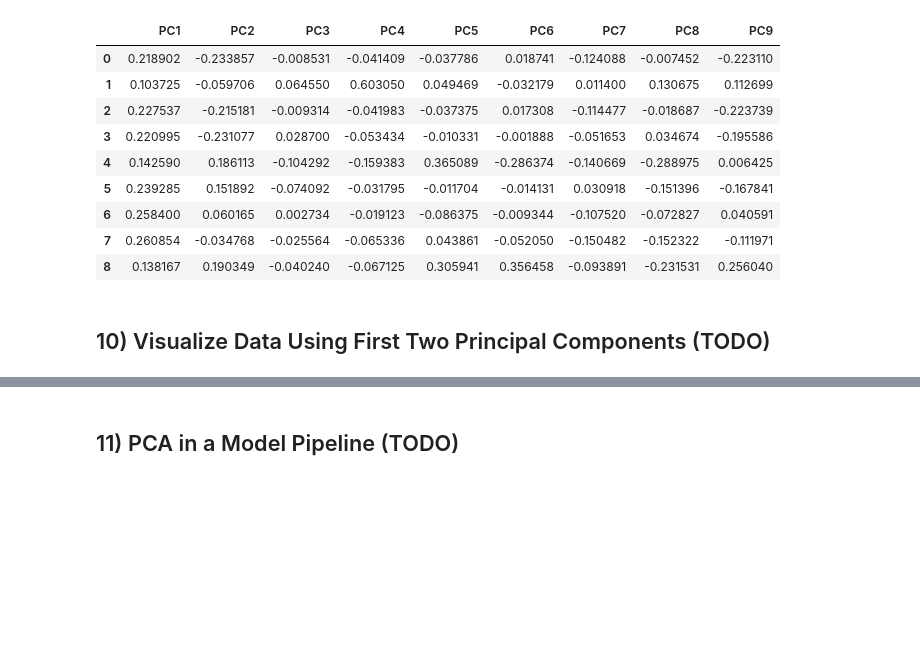
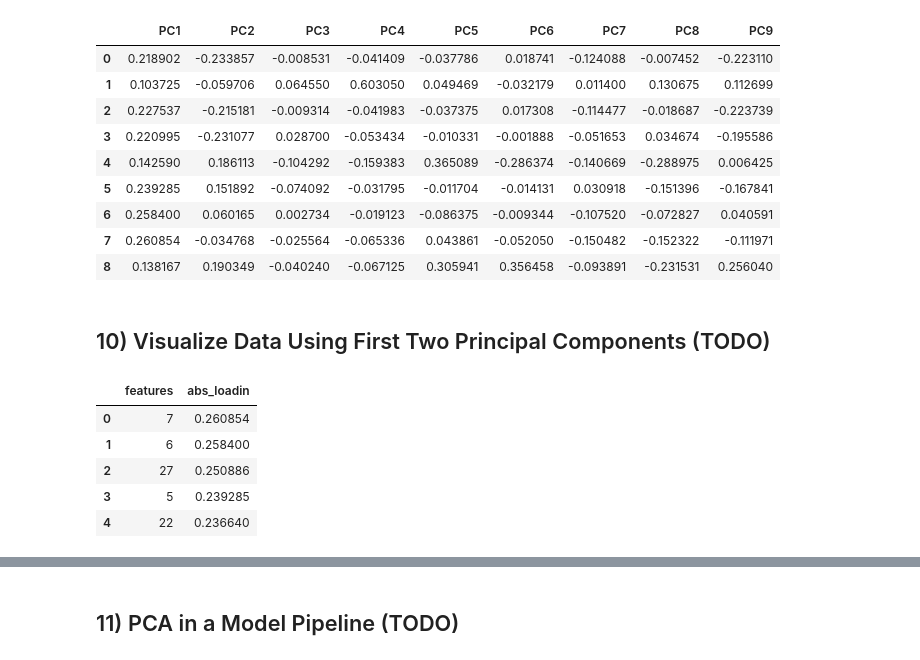
Before and after one commit to sonjoy1s/ML, a Jupyter notebook: Module_24_PCA_Practice.ipynb, the cells around one changed output, grey strips where cells are left out. Cells and saved outputs as stored; diff of their text form; code cells hidden in the pictures; blank space fills up the shorter version.

```diff
--- a/Module_24_PCA_Practice.ipynb
+++ b/Module_24_PCA_Practice.ipynb
@@ -251,0 +253,15 @@ loadings.head(9)
+# %%
+# TODO: 2D PCA visualization
+def top_loadings_for_pc(loadings_df, pc_name, top_n=5):
+  s = loadings_df[pc_name].abs().sort_values(ascending=False).head(top_n)
+  return pd.DataFrame({"features": s.index, "abs_loadin": s.values})
+
+top_pc1 = top_loadings_for_pc(loadings, "PC1", top_n=5)
+top_pc1
+# %% [output]
+|  | features | abs_loadin |
+| 0 | 7 | 0.260854 |
+| 1 | 6 | 0.258400 |
+| 2 | 27 | 0.250886 |
+| 3 | 5 | 0.239285 |
+| 4 | 22 | 0.236640 |
```
Also changed, not shown: parts of 11 cells of this notebook.
